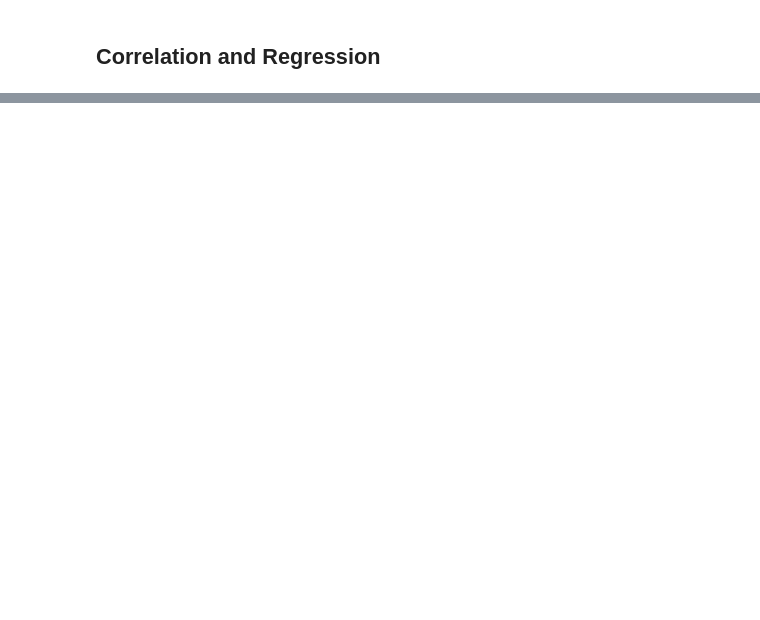
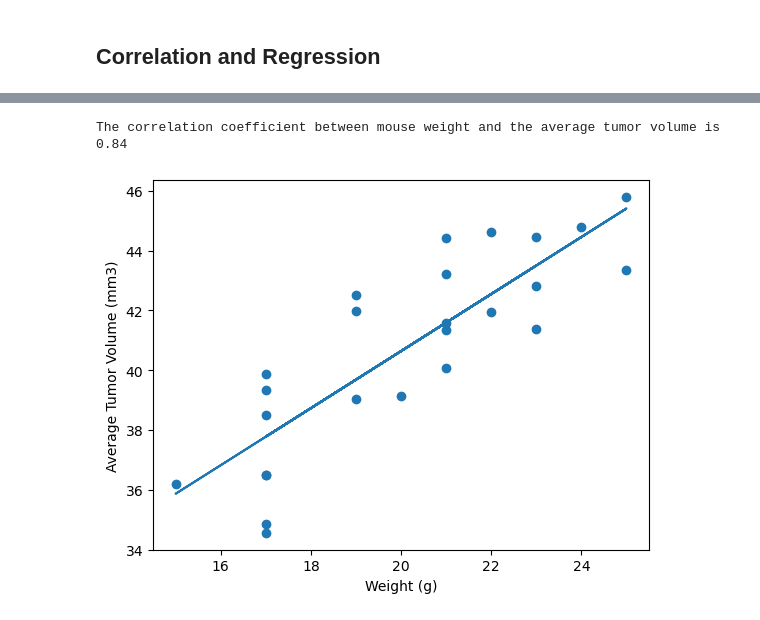
Before and after one commit to Kwessler93/Matplotlib-Challenge, a Jupyter notebook: pymaceuticals_starter.ipynb, the cells around one changed output, grey strips where cells are left out. Saved outputs shown, nothing was run; the diff lists cells and outputs as text; code cells hidden in the pictures; blank space fills up the shorter version.

```diff
--- a/pymaceuticals_starter.ipynb
+++ b/pymaceuticals_starter.ipynb
@@ -300,0 +299,20 @@ The correlation between mouse weight and the average tumor volume is 0.84
+# %%
+# Calculate the correlation coefficient and a linear regression model
+# for mouse weight and average observed tumor volume for the entire Capomulin regimen
+
+print(f"The correlation coefficient between mouse weight and the average tumor volume is {round(st.pearsonr(mouse_weight, ave_cap_tum_vol)[0],2)}")
+
+pe_slope, pe_int, pe_r, pe_p, pe_std_err = st.linregress(mouse_weight, ave_cap_tum_vol)
+pe_fit = pe_slope * mouse_weight + pe_int
+
+mouse_weight = capomulin_data.groupby("Mouse ID")["Weight (g)"].first()
+
+plt.scatter(mouse_weight, ave_cap_tum_vol)
+plt.plot(mouse_weight,pe_fit,"-")
+plt.xlabel("Weight (g)")
+plt.ylabel("Average Tumor Volume (mm3)")
+
+plt.show()
+# %% [output]
+The correlation coefficient between mouse weight and the average tumor volume is 0.84
+[figure, added]
```
Also changed, not shown: parts of 4 cells of this notebook.
